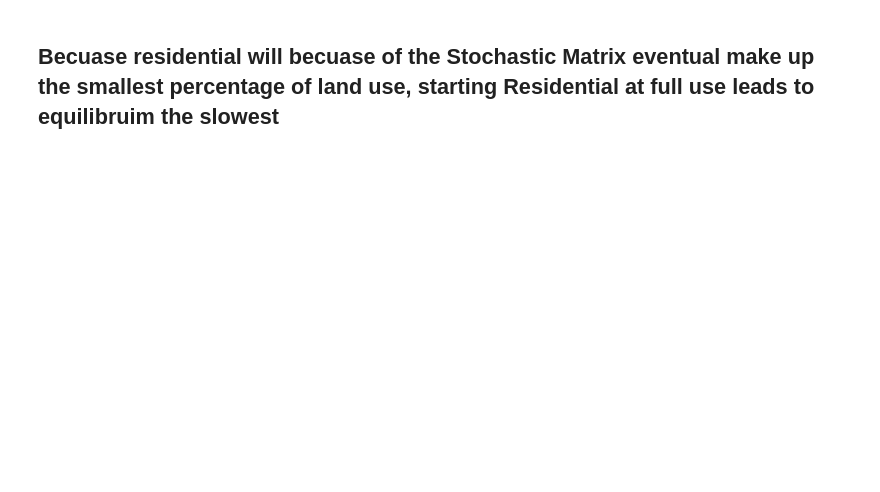
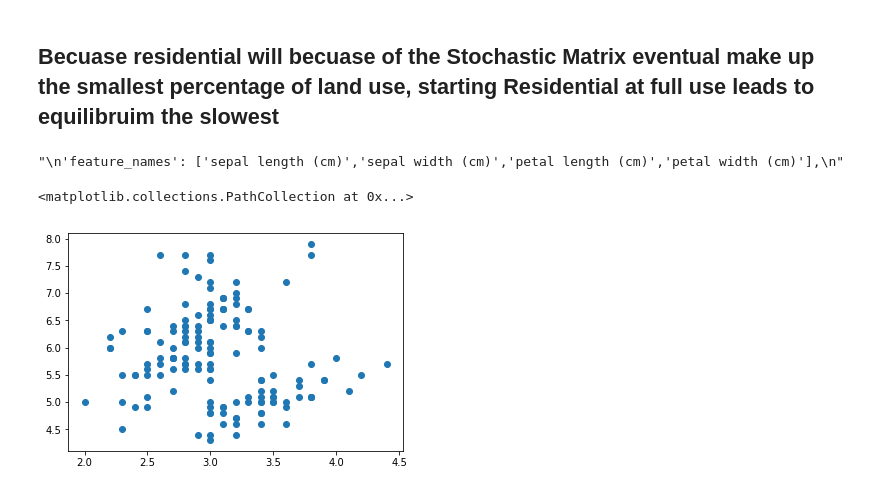
Before and after one commit to NathanLaird/LinAlgProject, a Jupyter notebook: Linear_Algebra_Assignment.ipynb, the cells around one changed output. Saved outputs shown, nothing was run; the diff lists cells and outputs as text; code cells hidden in the pictures; blank space fills up the shorter version.

```diff
--- a/Linear_Algebra_Assignment.ipynb
+++ b/Linear_Algebra_Assignment.ipynb
@@ -81,2 +81,18 @@ plt.plot(R)
 # %% [markdown]
 ##  Becuase residential will becuase of the Stochastic Matrix eventual make up the smallest percentage of land use, starting Residential at full use leads to equilibruim the slowest
+# %%
+from sklearn import datasets
+iris = datasets.load_iris()
+# %%
+iris_data = iris.data
+# %%
+'''
+'feature_names': ['sepal length (cm)','sepal width (cm)','petal length (cm)','petal width (cm)'],
+'''
+# %% [output]
+"\n'feature_names': ['sepal length (cm)','sepal width (cm)','petal length (cm)','petal width (cm)'],\n"
+# %%
+plt.scatter(iris_data[:,1],iris_data[:,0])
+# %% [output]
+<matplotlib.collections.PathCollection at 0x...>
+[figure, added]
```
Also changed, not shown: parts of 14 cells of this notebook.
